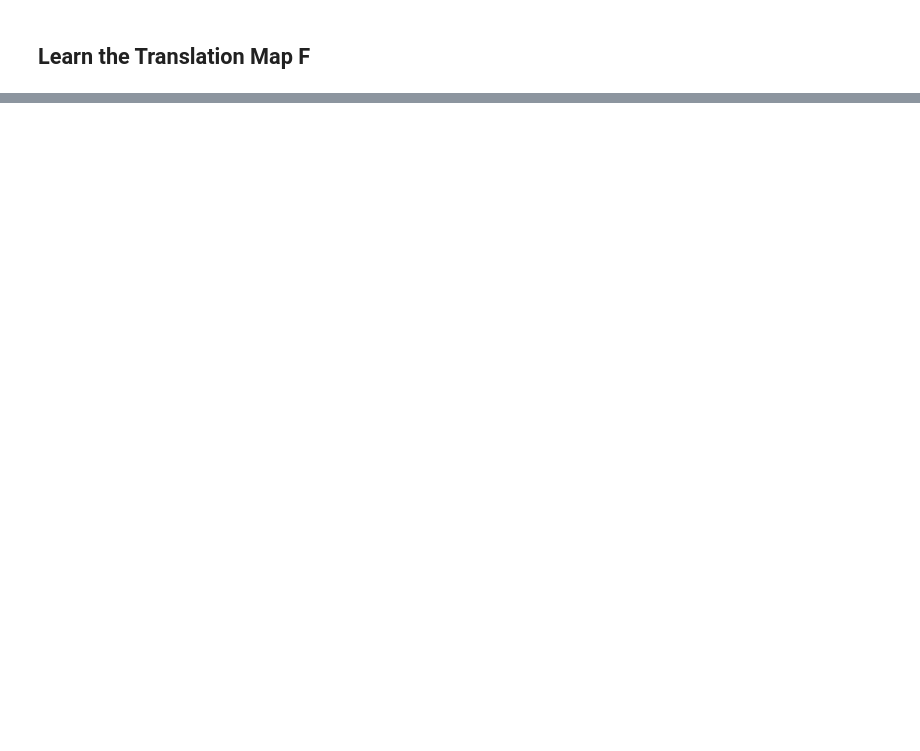
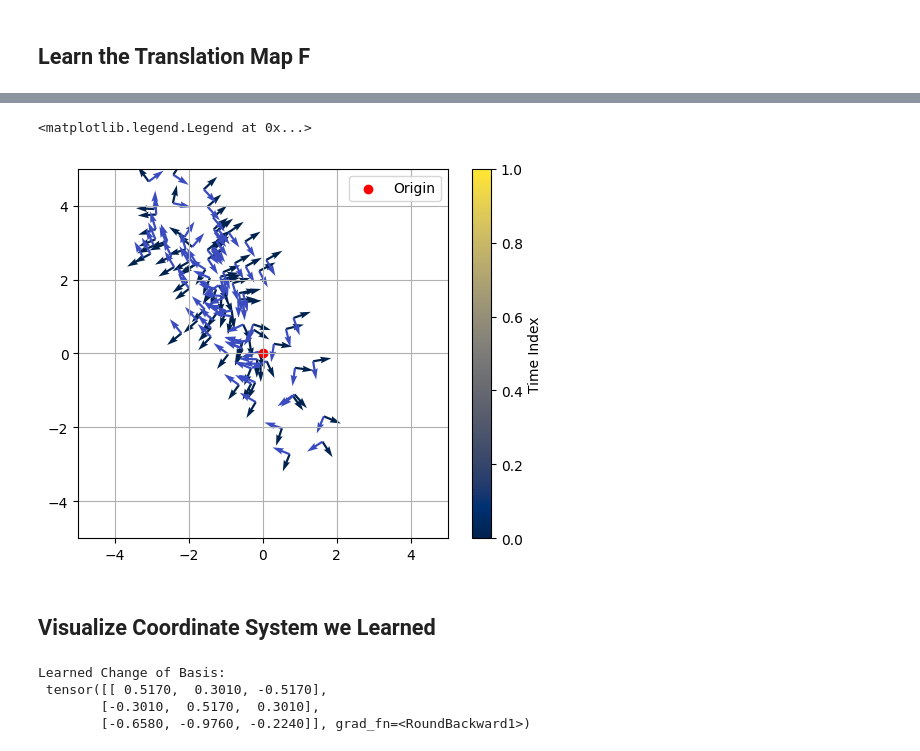
Before and after one commit to PaulNitschke/geo_meta_rl, a Jupyter notebook: differential_task_inference.ipynb, the cells around one changed output, grey strips where cells are left out. Drawn from its saved outputs; the diff is of its cells as text; code cells hidden in the pictures; blank space fills up the shorter version.

```diff
--- a/differential_task_inference.ipynb
+++ b/differential_task_inference.ipynb
@@ -489,0 +525,42 @@ plt.grid()
+# %%
+import matplotlib.pyplot as plt
+from matplotlib.cm import get_cmap
+cmap_kernel = get_cmap('cividis')
+cmap_generator = get_cmap('coolwarm')
+n_Hs = len(H_star_over_time)
+
+fig, ax = plt.subplots()
+ax.grid()
+for idx, (H_ps_vis, push_forward_kernel, generator_tilde) in enumerate(zip(push_forward_over_time, generator_tilde_over_time, H_ps_vis_over_time)):
+    if idx%50==0:
+        color_kernel = cmap_kernel(idx / (n_Hs - 1))
+        color_generator = cmap_generator(idx / (n_Hs - 1))
+
+        # Normalize all vectors to unit length.
+        push_fwd_norm=th.norm(push_forward_kernel, dim=1, keepdim=True)
+        generator_norm=th.norm(generator_tilde, dim=1, keepdim=True)
+        push_fwd_normalized=push_forward_kernel/push_fwd_norm
+        generator_normalized=generator_tilde/generator_norm
+
+        ax.quiver(H_ps_vis[:,0], H_ps_vis[:,1], push_fwd_normalized[:,0], push_fwd_normalized[:,1], angles='xy', scale_units='xy', scale=2, color=color_kernel)
+        ax.quiver(H_ps_vis[:,0], H_ps_vis[:,1], generator_normalized[:,0], generator_normalized[:,1], angles='xy', scale_units='xy', scale=2, color=color_generator)
+sm = plt.cm.ScalarMappable(cmap=cmap_kernel)
+sm.set_array([])  # Required for colorbar
+fig.colorbar(sm, ax=ax, label='Time Index')
+ax.scatter(0,0, label="Origin", color="red")
+ax.set_xlim(-5, 5)
+ax.set_ylim(-5, 5)
+ax.set_aspect('equal')
+ax.legend()
+# %% [output]
+<matplotlib.legend.Legend at 0x...>
+[figure, added]
+# %% [markdown]
+## Visualize Coordinate System we Learned
+# %%
+print("Learned Change of Basis:\n", H_star_learned)
+# %% [output]
+Learned Change of Basis:
+ tensor([[ 0.5170,  0.3010, -0.5170],
+        [-0.3010,  0.5170,  0.3010],
+        [-0.6580, -0.9760, -0.2240]], grad_fn=<RoundBackward1>)
```
Also changed, not shown: parts of 10 cells of this notebook.
